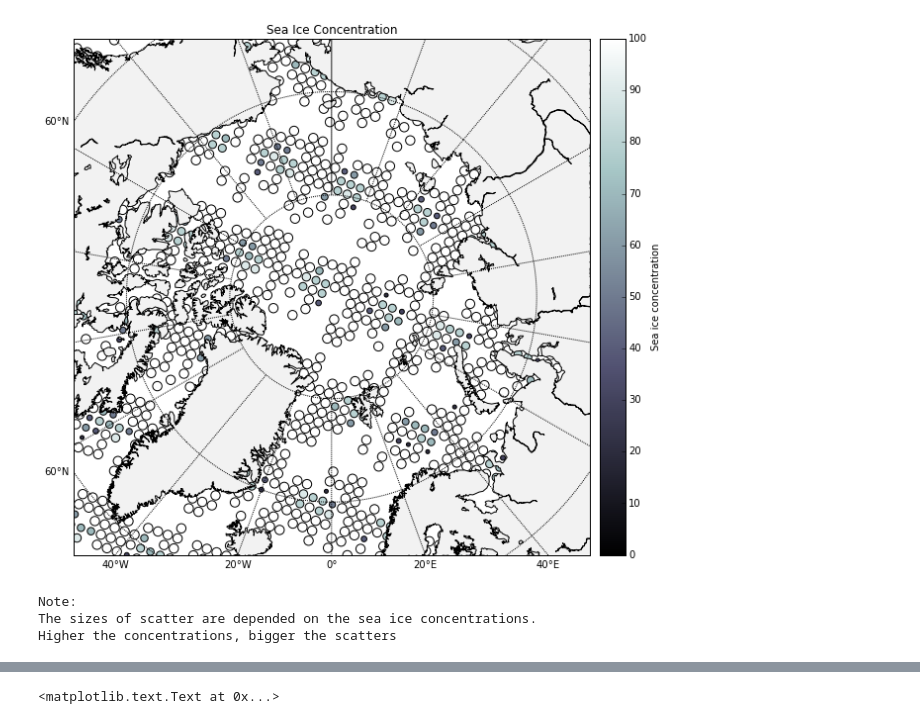
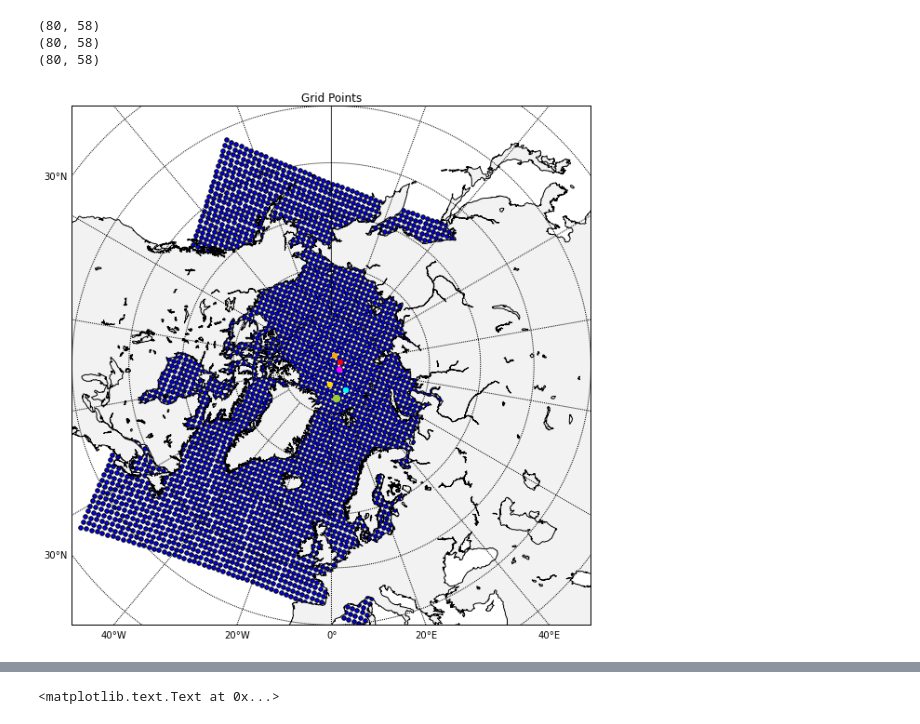
Before and after one commit to UBC-MOAD/analysis-cindy, a Jupyter notebook: notebooks/SesIce Concentration.ipynb, the cells around one changed output, grey strips where cells are left out. Drawn from its saved outputs; the diff is of its cells as text; code cells hidden in the pictures.

```diff
--- a/notebooks/SesIce Concentration.ipynb
+++ b/notebooks/SesIce Concentration.ipynb
@@ -26,4 +26,4 @@ for j in range(0, 464):
      lon_ice[:,j] = context2array(line_content[j])
 # %%
 shape = ( 80, 58 )
-lon_ice.reshape(shape)
+lon2_ice=lon_ice.reshape(shape)
@@ -47,4 +33,4 @@ line_content = file_source.readlines()
 lat_ice=np.empty([10,464])
 for j in range(0, 464):
      lat_ice[:,j] = context2array(line_content[j])
-lat_ice.reshape(shape)
+lat2_ice=lat_ice.reshape(shape)
@@ -62,32 +40,42 @@ line_content = file_source.readlines()
 ice=np.empty([80,58])
 for j in range(1, 58):
      ice[:,j] = context2array(line_content[j])
-# %%
-fig = plt.figure(figsize=(10,10))
-m = Basemap(projection='npstere',boundinglat=65,lon_0=0,resolution='l')
-m.drawcoastlines()
-
-m.fillcontinents(color = '0.95')
-m.drawparallels(np.arange(-80.,81.,10.),labels=[1, 0, 0, 0])
-m.drawmeridians(np.arange(-180.,181.,20.),labels=[0, 0, 0, 1])
-
-x,y= m(lon_ice,lat_ice)
-
-cm = plt.cm.get_cmap('bone')
-m.scatter(x,y,c=10*ice,cmap=cm,s=ice*8)
-plt.clim(0,100)
-cbar = m.colorbar(cs,location='right',pad="2%")
-cbar.set_label('Sea ice concentration')
-plt.title("Sea Ice Concentration")
-plt.show()
-print ('Note:')
-print ('The sizes of scatter are depended on the sea ice concentrations. ')
-print ('Higher the concentrations, bigger the scatters')
-# %% [output]
-[figure, removed]
-Note:
-The sizes of scatter are depended on the sea ice concentrations.
-Higher the concentrations, bigger the scatters
+# %%
+print lon2_ice.shape
+print lat2_ice.shape
+print ice.shape
+# %% [output]
+(80, 58)
+(80, 58)
+(80, 58)
+# %%
+fig = plt.figure(figsize=(10,10))
+m = Basemap(projection='npstere',boundinglat=40,lon_0=0,resolution='l')
+m.drawcoastlines()
+
+m.fillcontinents(color = '0.95')
+m.drawparallels(np.arange(-80.,81.,10.),labels=[1, 0, 0, 0])
+m.drawmeridians(np.arange(-180.,181.,20.),labels=[0, 0, 0, 1])
+
+x,y= m(lon2_ice,lat2_ice)
+cs=m.scatter(x,y)
+x7,y7 = m(lon.values,lat.values)
+x2,y2 = m(lon2.values,lat2.values)
+x3,y3 = m(lon3.values,lat3.values)
+x4,y4 = m(lon4.values,lat4.values)
+x5,y5 = m(lon5.values,lat5.values)
+x6,y6 = m(lon6.values,lat6.values)
+m.scatter(x7,y7,color='magenta',label='Stn1')
+m.scatter(x2,y2,color='red',label='Stn2')
+m.scatter(x3,y3,color='orange',label='Stn3')
+m.scatter(x4,y4,color='gold',label='Stn4')
+m.scatter(x5,y5,color='cyan',label='Stn5')
+m.scatter(x6,y6,color='yellowgreen',s=45,label='Stn6')
+
+plt.title("Grid Points")
+plt.show()
+# %% [output]
+[figure, added]
 # %%
 data=pd.read_csv('/ocean/xiaoxiny/research/findk/All_Arctic-data/60changed.Th-Pa_data_July2012-Oceanic-U-Series-and-REE-Database.csv')
 data2=pd.read_csv('/ocean/xiaoxiny/research/findk/All_Arctic-data/60changed2.Th-Pa_data_July2012-Oceanic-U-Series-and-REE-Database.csv')
```
Also changed, not shown: parts of 3 cells of this notebook.
